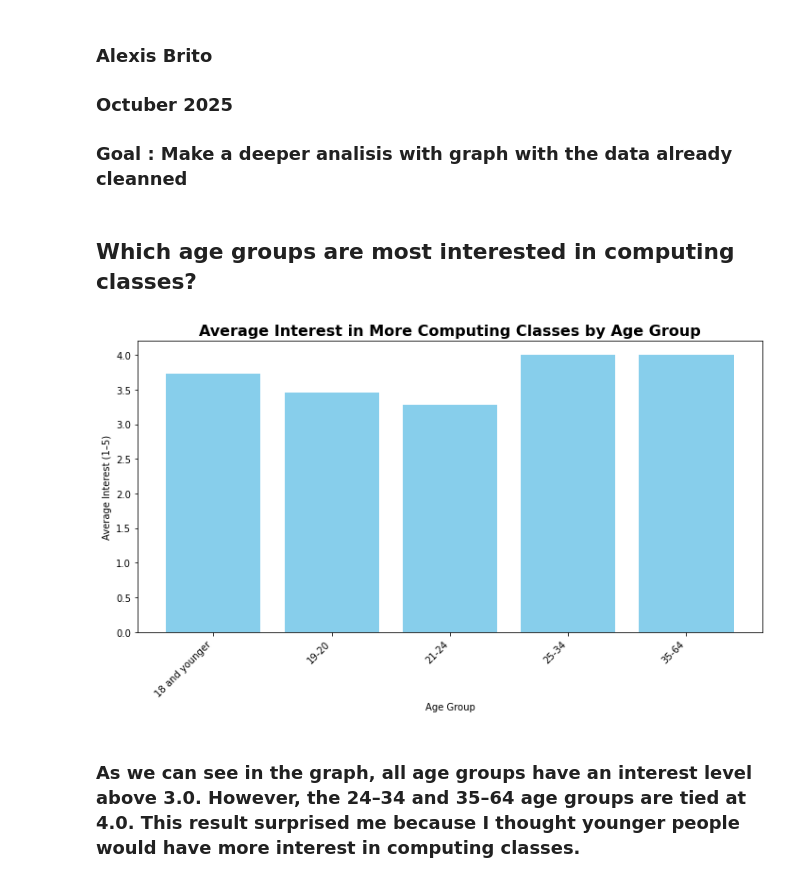
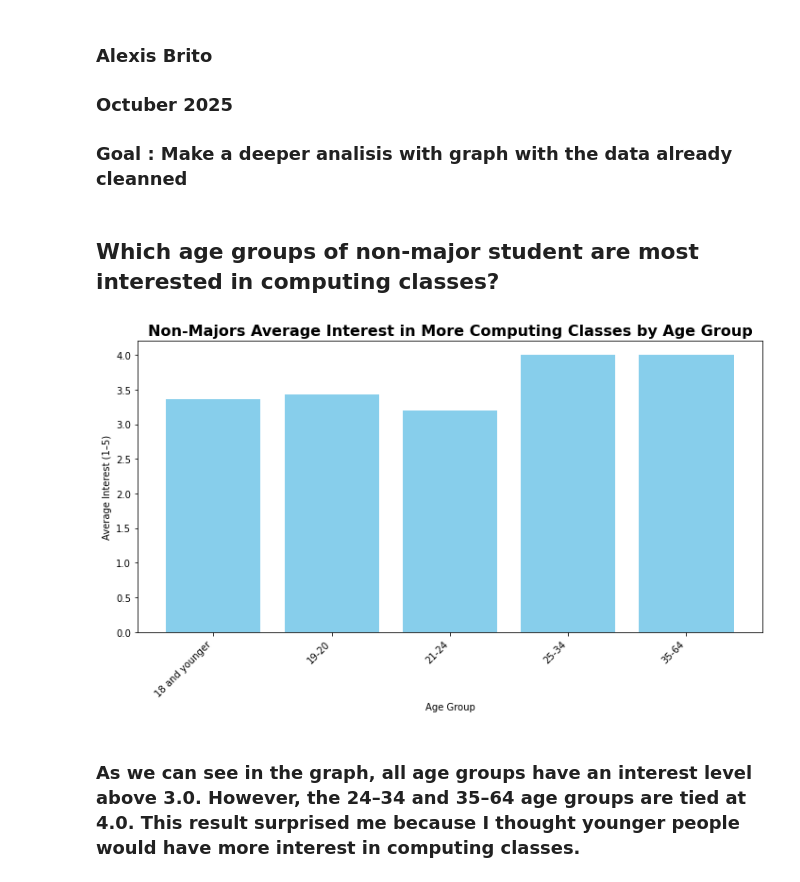
Before and after one commit to Alexib173/Project-1-Overview-College-Recruitment-Improvement-Study, a Jupyter notebook: Project#1_Vizualization.ipynb, the cells around one changed output. Drawn from its saved outputs; the diff is of its cells as text; code cells hidden in the pictures.

```diff
--- a/Project#1_Vizualization.ipynb
+++ b/Project#1_Vizualization.ipynb
@@ -9,25 +9,25 @@ import matplotlib.pyplot as plt
 # %%
 df = pd.read_csv("C:/Users/britocedeno.alexi/Downloads/cleaned_Majors Survey Results - Fall 2024.csv")
 # %% [markdown]
-## Which age groups are most interested in computing classes?
+## Which age groups of non-major student are most interested in computing classes?
 # %%
 # Sort the columns
 age_order = sorted(df['age'].dropna().unique())
 # Average Interest in More Computing Classes by Age
 age_interest = df.groupby('age')['interest_more_classes_scale'].mean().reindex(age_order)
 
 #First graph
 plt.figure(figsize=(10, 6))
 plt.bar(age_interest.index, age_interest.values, color='skyblue')
-plt.title('Average Interest in More Computing Classes by Age Group', fontsize=16, fontweight='bold')
+plt.title('Non-Majors Average Interest in More Computing Classes by Age Group', fontsize=16, fontweight='bold')
 plt.xlabel('Age Group')
 plt.ylabel('Average Interest (1–5)')
 plt.xticks(rotation=45, ha='right')
 plt.tight_layout()
 plt.savefig('1_age_interest.png')
 plt.show()
 # %% [output]
-[figure, old version]
+[figure, new version]
 # %% [markdown]
 ### As we can see in the graph, all age groups have an interest level above 3.0. However, the 24–34 and 35–64 age groups are tied at 4.0. This result surprised me because I thought younger people would have more interest in computing classes.
 # %% [markdown]
```
Also changed, not shown: parts of 3 cells of this notebook, 2 other files.
